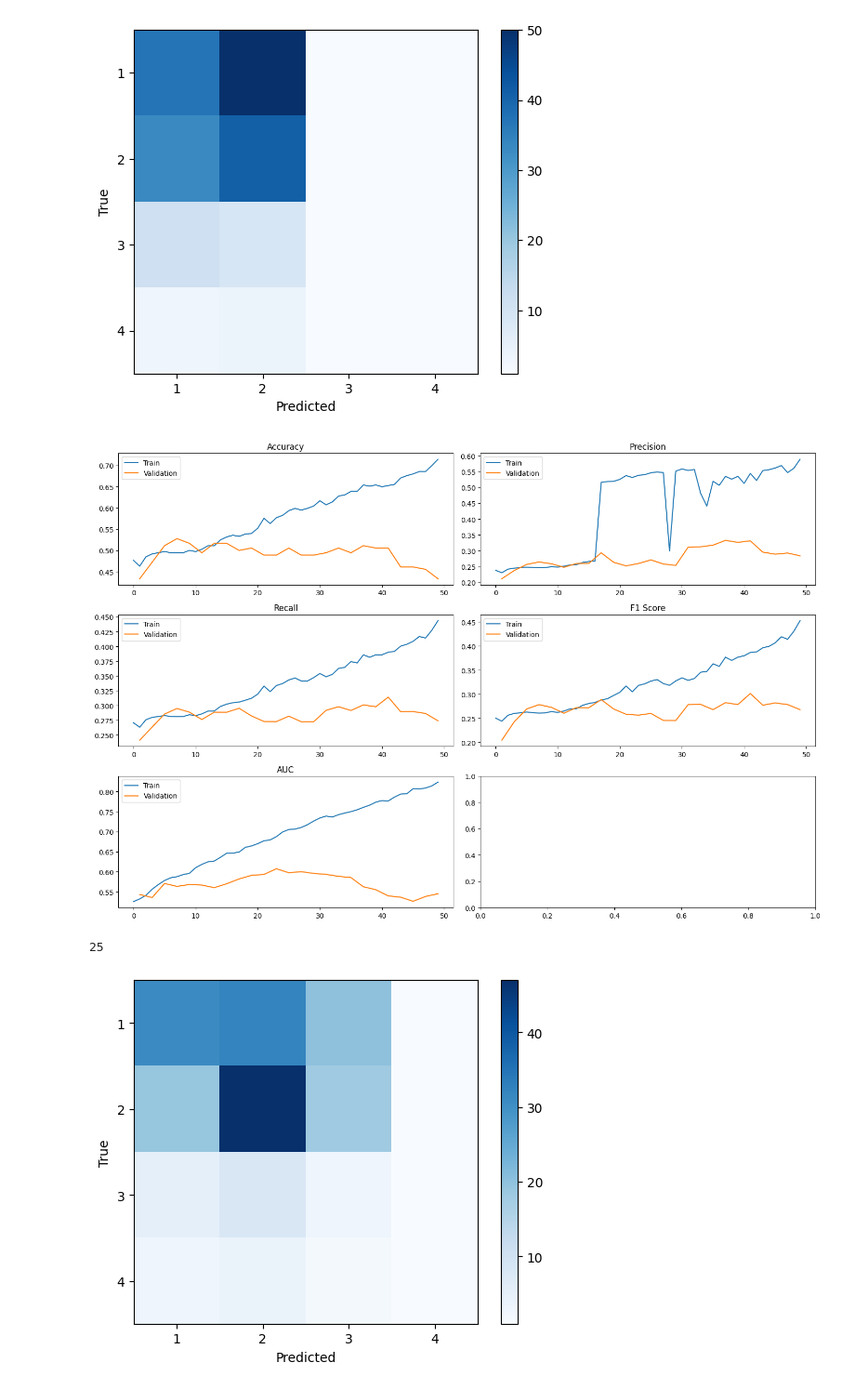
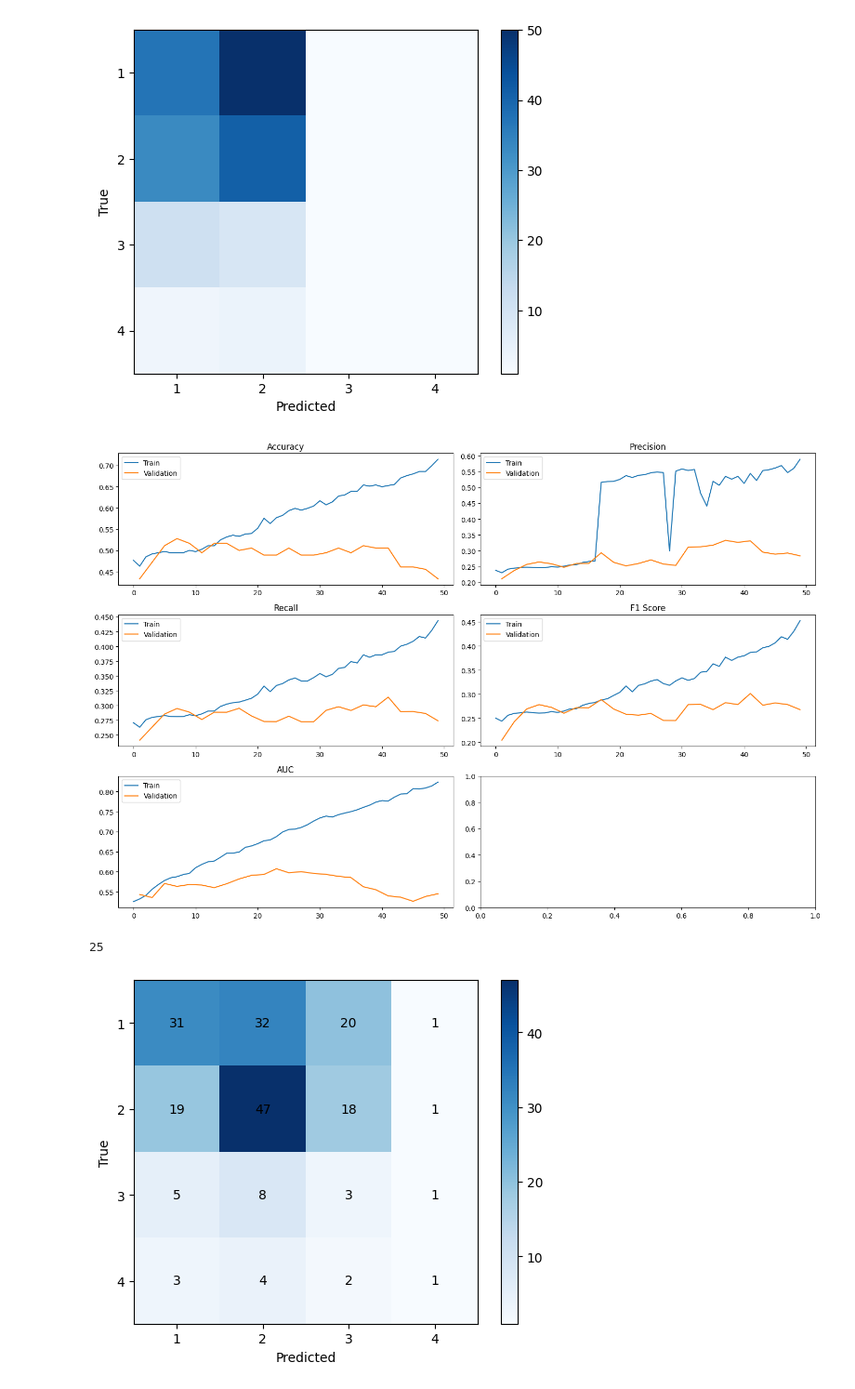
Before and after one commit to RaminKahidi/DAFT_CPSC_571, a Jupyter notebook: preformaceMetrics.ipynb, the cells around one changed output. Shown at 93% size. Drawn from its saved outputs; the diff is of its cells as text; code cells hidden in the pictures.

```diff
--- a/preformaceMetrics.ipynb
+++ b/preformaceMetrics.ipynb
@@ -102,34 +102,43 @@ def showMetrics(trainPath, valPath):
     fig, ax = plt.subplots(3, 2, figsize=(15, 10))
     for i, metric in enumerate(['Accuracy', 'Precision', 'Recall', 'F1 Score', 'AUC']):
         ax[i//2, i%2].plot(list(train_performance.keys()), [train_performance[epoch][metric] for epoch in train_performance.keys()], label='Train')
         ax[i//2, i%2].plot(list(val_performance.keys()), [val_performance[epoch][metric] for epoch in val_performance.keys()], label='Validation')
         ax[i//2, i%2].set_title(metric)
         ax[i//2, i%2].legend()
     plt.tight_layout()
     plt.show()
 
     # plot the confusion matrix of the last epoch
     print(len(val_performance))
     cm = val_performance[int(epoch)]['Confusion Matrix']
     cm = cm + 1
 
+    # Get the maximum AUC score from validation data
+    max_auc = max([val_performance[epoch]['AUC'] for epoch in val_performance.keys()])
+    print(f'Maximum AUC score: {max_auc}')
+
     plt.imshow(cm, cmap='Blues')
     plt.colorbar()
 
     # Set the x and y ticks to show only whole numbers
     xticks = np.arange(1, cm.shape[1] + 1)
     yticks = np.arange(1, cm.shape[0] + 1)
     plt.xticks(xticks - 1, xticks)
     plt.yticks(yticks - 1, yticks)
 
+    # Add value counts to the confusion matrix
+    for i in range(cm.shape[0]):
+        for j in range(cm.shape[1]):
+            plt.annotate(str(cm[i, j]), xy=(j, i), ha='center', va='center')
+
     plt.xlabel('Predicted')
     plt.ylabel('True')
     plt.show()
 
-showMetrics('./a100Output/train_records_fold_0_epoch_49_momentum_0.99_basefilters4.csv', './a100Output/val_records_fold_0_epoch_49_momentum_0.99_basefilters4.csv')
+showMetrics('./a100Output/train_records_epoch_49_momentum_0.99_basefilters4.csv', './a100Output/val_records_epoch_49_momentum_0.99_basefilters4.csv')
 # %% [output]
 [figure]
 25
-[figure, old version]
+[figure, new version]
 # %%
 
```
Also changed, not shown: parts of 5 cells of this notebook, 11 other files.
